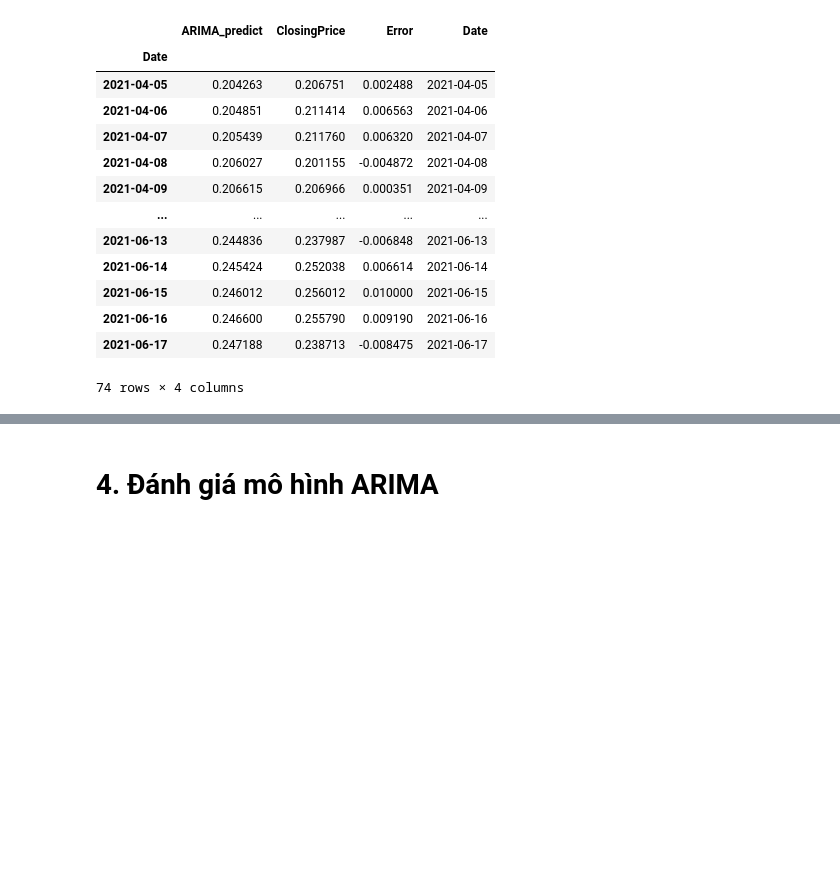
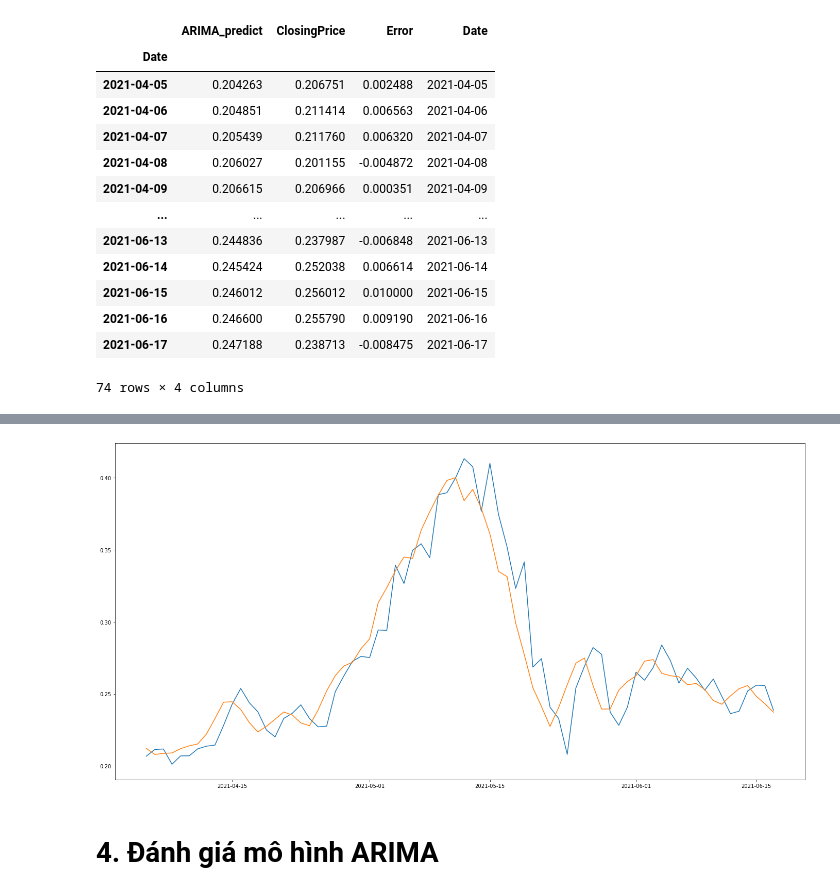
Before and after one commit to nhutminh9799/KLTN_MinhNhut, a Jupyter notebook: PAPER/ARIMA_LSTM_ETH.ipynb, the cells around one changed output, grey strips where cells are left out. Drawn from its saved outputs; the diff is of its cells as text; code cells hidden in the pictures; blank space fills up the shorter version.

```diff
--- a/PAPER/ARIMA_LSTM_ETH.ipynb
+++ b/PAPER/ARIMA_LSTM_ETH.ipynb
@@ -380,4 +380,11 @@ LSTM_model
 74 rows × 6 columns
+# %%
+fig= plt.figure(figsize=(24,12))
+plt.plot(LSTM_model.index,LSTM_model.ClosingPrice)
+plt.plot(LSTM_model.index,LSTM_model.ARIMA_LSTM)
+plt.show()
+# %% [output]
+[figure, added]
 # %% [markdown]
 # 4. Đánh giá mô hình ARIMA
 # %%
```
Also changed, not shown: parts of 5 cells of this notebook, 6 other files.
